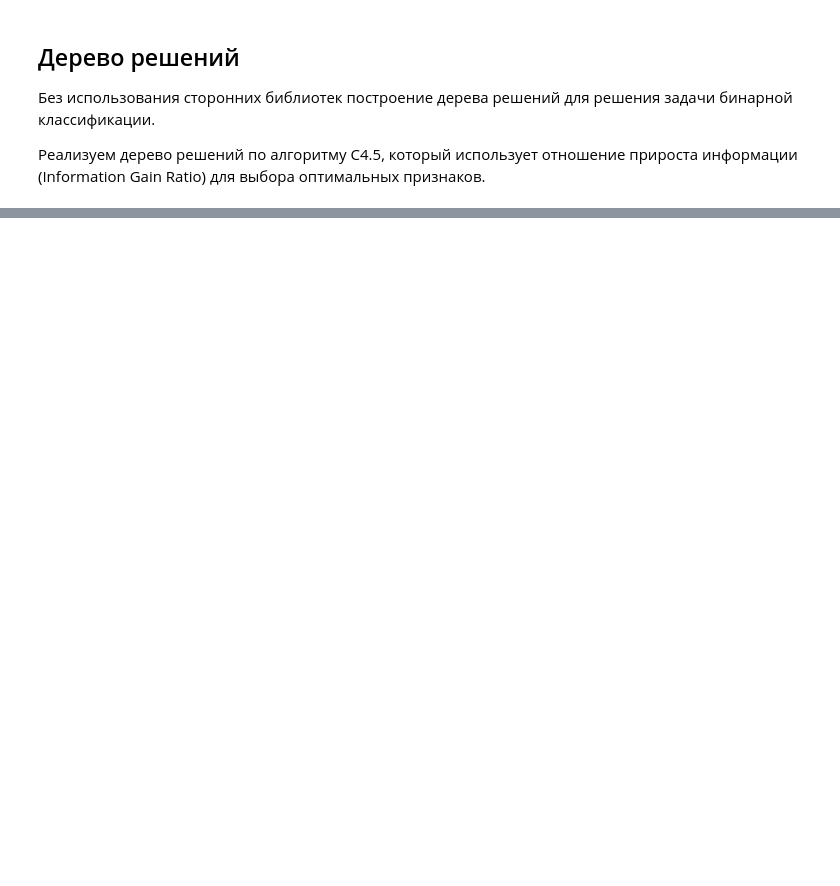
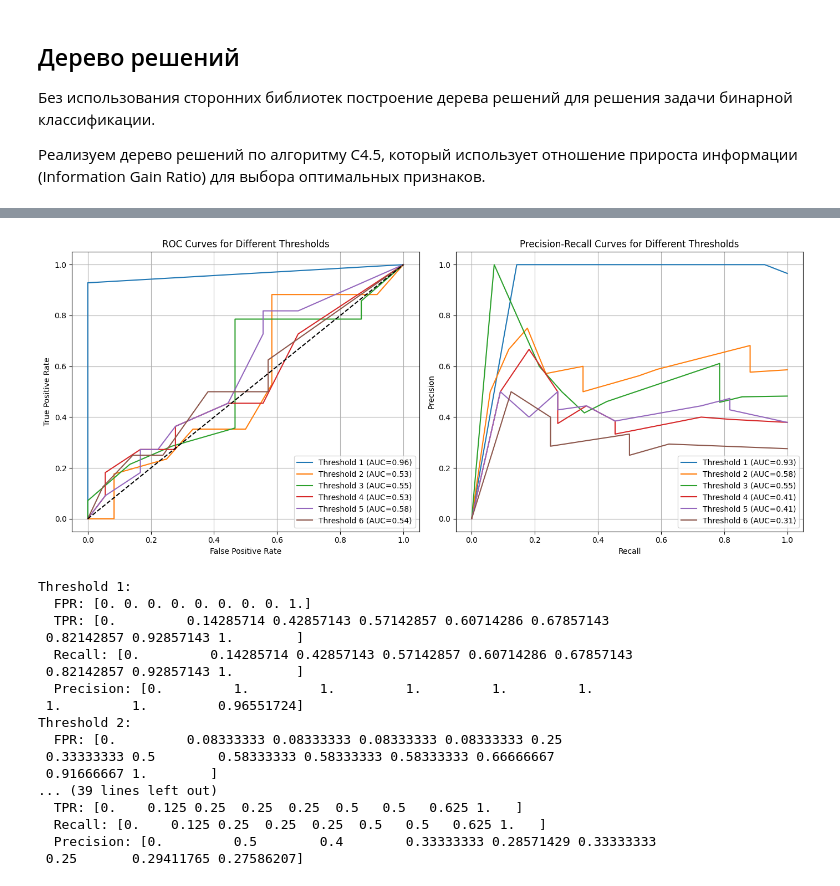
Before and after one commit to glebmavi/AIS, a Jupyter notebook: Lab5/lab5.ipynb, the cells around one changed output, grey strips where cells are left out. Drawn from its saved outputs; the diff is of its cells as text; code cells hidden in the pictures; blank space fills up the shorter version.

Commit message:
Lab5 checkpoint, multiple thresholds

```diff
--- a/Lab5/lab5.ipynb
+++ b/Lab5/lab5.ipynb
@@ -60,8 +76,0 @@ data = data.drop(columns=[output_label, id_label, success_label])
-# %%
-sqrt_n = int(np.sqrt(len(data.columns)))
-
-np.random.seed(2)
-random_columns = np.random.choice(data.columns, sqrt_n, replace=False)
-data = data[random_columns]
-print(f"Selected columns: {sqrt_n} columns\n{random_columns}")
-data
@@ -354,0 +269,11 @@ plt.show()
+# %%
+# Определение порогов
+thresholds = range(1, 7)  # От 1 до 6 включительно
+
+# Случайным образом отберем sqrt(n) признаков один раз для всех порогов
+preprocessed_data, success_label = preprocess_data(data, success_threshold=2)  # Временный порог
+selected_data = select_features(preprocessed_data, success_label, random_seed=1)
+
+# Сохраним выбранные признаки
+selected_features = selected_data.columns.drop(success_label)
+print(f"Выбранные признаки для всех порогов: {selected_features.tolist()}")
@@ -354,0 +364,60 @@ plt.show()
+# %%
+import matplotlib.pyplot as plt
+
+# Построение кривых AUC-ROC
+plt.figure(figsize=(14, 6))
+
+plt.subplot(1, 2, 1)
+for t in thresholds:
+    plt.plot(results[t]['fpr'], results[t]['tpr'], label=f'Threshold {t} (AUC={results[t]["auc_roc"]:.2f})')
+plt.plot([0, 1], [0, 1], 'k--')  # Диагональ
+plt.xlabel("False Positive Rate")
+plt.ylabel("True Positive Rate")
+plt.title("ROC Curves for Different Thresholds")
+plt.legend()
+plt.grid(True)
+
+
+# Построение кривых AUC-PR
+plt.subplot(1, 2, 2)
+for t in thresholds:
+    plt.plot(results[t]['recall_vals'], results[t]['precision_vals'], label=f'Threshold {t} (AUC={results[t]["auc_pr"]:.2f})')
+plt.xlabel("Recall")
+plt.ylabel("Precision")
+plt.title("Precision-Recall Curves for Different Thresholds")
+plt.legend()
+plt.grid(True)
+
+plt.tight_layout()
+plt.show()
+
+for t in thresholds:
+    fpr = results[t]['fpr']
+    tpr = results[t]['tpr']
+    recall_vals = results[t]['recall_vals']
+    precision_vals = results[t]['precision_vals']
+
+    print(f"Threshold {t}:")
+    print(f"  FPR: {fpr}")
+    print(f"  TPR: {tpr}")
+    print(f"  Recall: {recall_vals}")
+    print(f"  Precision: {precision_vals}")
+# %% [output]
+[figure, added]
+Threshold 1:
+  FPR: [0. 0. 0. 0. 0. 0. 0. 0. 1.]
+  TPR: [0.         0.14285714 0.42857143 0.57142857 0.60714286 0.67857143
+ 0.82142857 0.92857143 1.        ]
+  Recall: [0.         0.14285714 0.42857143 0.57142857 0.60714286 0.67857143
+ 0.82142857 0.92857143 1.        ]
+  Precision: [0.         1.         1.         1.         1.         1.
+ 1.         1.         0.96551724]
+Threshold 2:
+  FPR: [0.         0.08333333 0.08333333 0.08333333 0.08333333 0.25
+ 0.33333333 0.5        0.58333333 0.58333333 0.58333333 0.66666667
+ 0.91666667 1.        ]
+... (39 lines left out)
+  TPR: [0.    0.125 0.25  0.25  0.25  0.5   0.5   0.625 1.   ]
+  Recall: [0.    0.125 0.25  0.25  0.25  0.5   0.5   0.625 1.   ]
+  Precision: [0.         0.5        0.4        0.33333333 0.28571429 0.33333333
+ 0.25       0.29411765 0.27586207]
```
Also changed, not shown: parts of 20 cells of this notebook.
